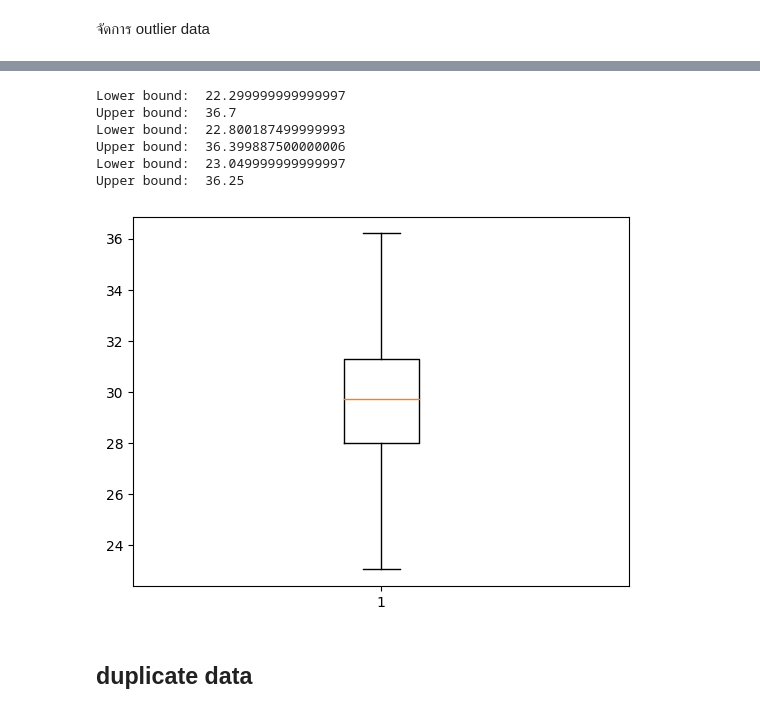
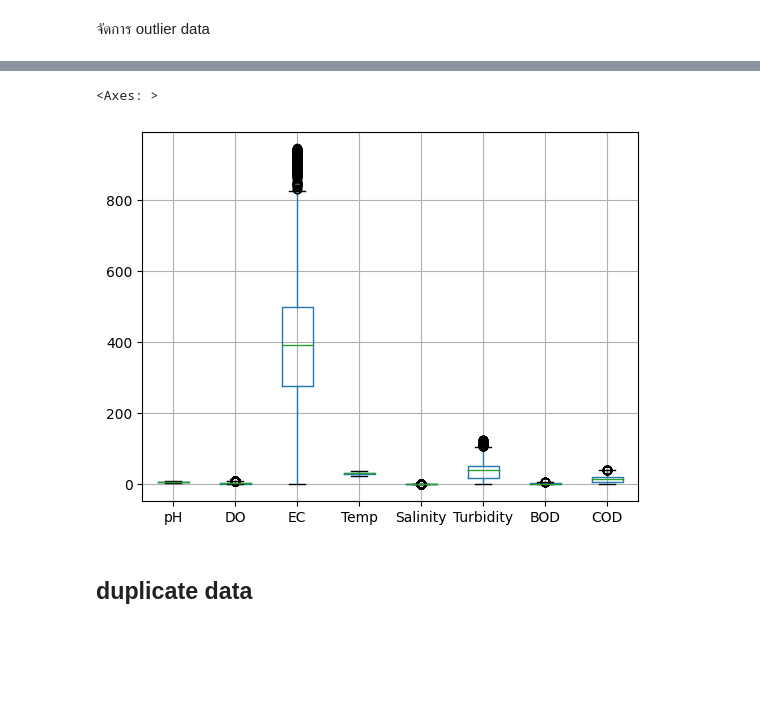
Before and after one commit to kittizz/water_quality_data_collection, a Jupyter notebook: water_quality_data_collection-v2.ipynb, the cells around one changed output, grey strips where cells are left out. Cells and saved outputs as stored; diff of their text form; code cells hidden in the pictures; blank space fills up the shorter version.

```diff
--- a/water_quality_data_collection-v2.ipynb
+++ b/water_quality_data_collection-v2.ipynb
@@ -220,14 +215,2 @@ plt.show()
 # %% [markdown]
 จัดการ outlier data
-# %%
-def remove_outlier(df_in, col_name):
-    q1 = np.quantile(df_in[col_name], 0.25)
-    q3 = np.quantile(df_in[col_name], 0.75)
-    iqr = q3-q1  # Interquartile range
-    fence_low = q1-1.5*iqr
-    fence_high = q3+1.5*iqr
-    print('Lower bound: ', fence_low)
-    print('Upper bound: ', fence_high)
-    df_out = df_in.loc[(df_in[col_name] > fence_low) &
-                       (df_in[col_name] < fence_high)]
-    return df_out
@@ -285,20 +217,31 @@ Upper bound:  704.45
-# %%
-
-df_out = remove_outlier(df_out, 'Temp')
-df_out = remove_outlier(df_out, 'Temp')
-df_out = remove_outlier(df_out, 'Temp')
-# df_out = remove_outlier(df_out, 'Temp')
-# df_out = remove_outlier(df_out, 'Temp')
-plt.boxplot(df_out['Temp'])
-plt.show()
-# %% [output]
-Lower bound:  22.299999999999997
-Upper bound:  36.7
-Lower bound:  22.800187499999993
-Upper bound:  36.399887500000006
-Lower bound:  23.049999999999997
-Upper bound:  36.25
-[figure, removed]
+# %%
+
+
+def remove_outlier(df):
+
+    # คำนวณ Q1, Q3, และ IQR สำหรับแต่ละคอลัมน์
+    Q1 = df.quantile(0.25)
+    Q3 = df.quantile(0.75)
+    IQR = Q3 - Q1
+
+    # กำหนดค่า Threshold (สามารถปรับค่าตามความเหมาะสม)
+    lower_threshold = Q1 - 1.5 * IQR
+    upper_threshold = Q3 + 1.5 * IQR
+
+    # ตรวจสอบและจัดการ Outlier ในแต่ละคอลัมน์
+    outliers = ((df < lower_threshold) | (df > upper_threshold))
+    df_no_outliers = df[~outliers]
+    return df_no_outliers
+# %%
+# pH	DO	EC	Temp	Salinity	Turbidity	BOD	COD
+df_out = df.copy()
+df_out = df_out.iloc[:].apply(lambda x: x.round(2))
+df_out = remove_outlier(df_out)
+# %%
+df_out.boxplot()
+# %% [output]
+<Axes: >
+[figure, added]
 # %% [markdown]
 ## duplicate data
 # %%
```
Also changed, not shown: parts of 25 cells of this notebook.
